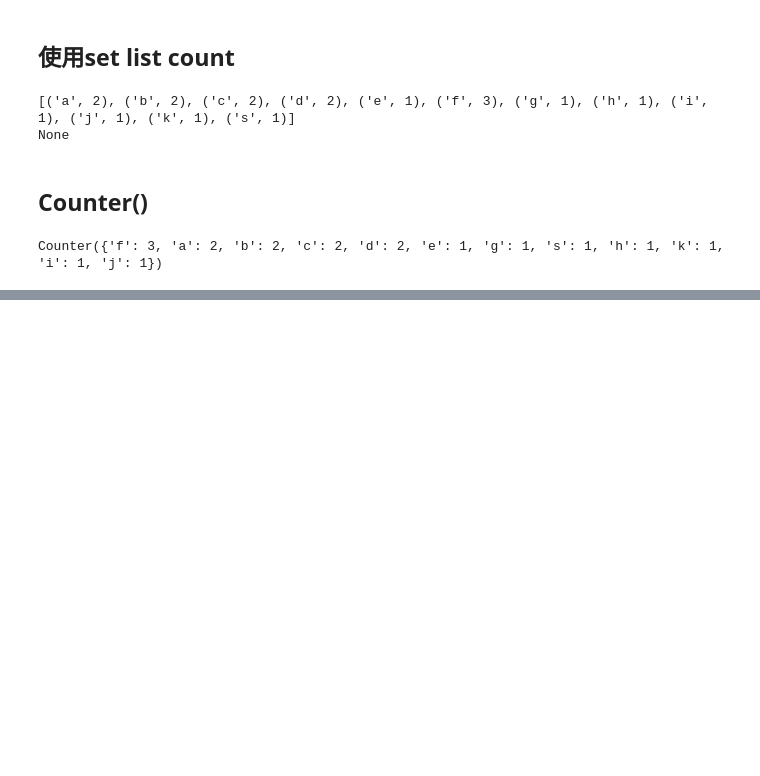
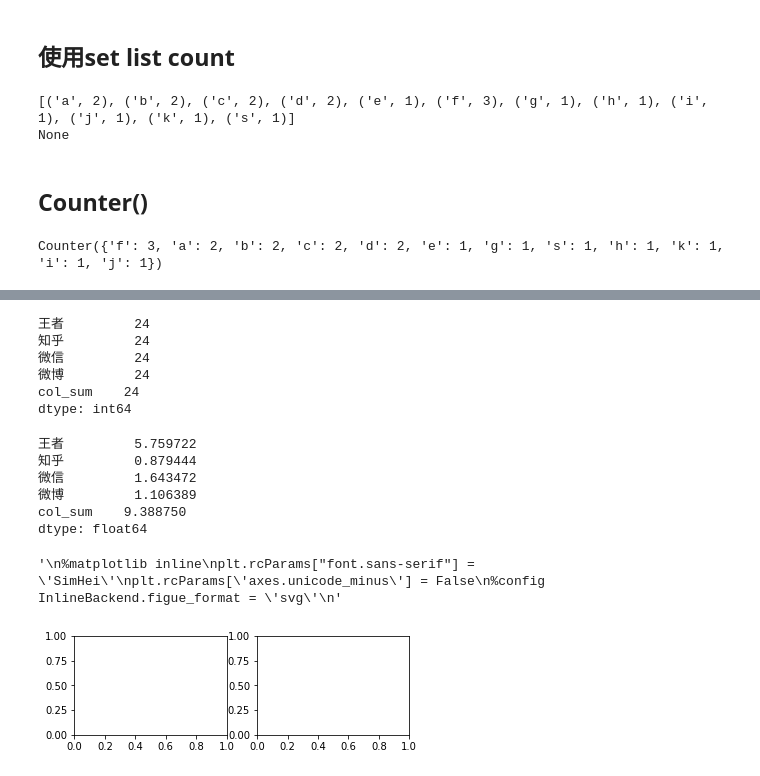
Before and after one commit to ybgm/Python, a Jupyter notebook: Python_practice.ipynb, the cells around one changed output, grey strips where cells are left out. Drawn from its saved outputs; the diff is of its cells as text; code cells hidden in the pictures; blank space fills up the shorter version.

```diff
--- a/Python_practice.ipynb
+++ b/Python_practice.ipynb
@@ -1262,0 +1523,34 @@ Counter({'f': 3, 'a': 2, 'b': 2, 'c': 2, 'd': 2, 'e': 1, 'g': 1, 's': 1, 'h': 1,
+# %%
+dfi3.count()
+# %% [output]
+王者         24
+知乎         24
+微信         24
+微博         24
+col_sum    24
+dtype: int64
+# %%
+dfi3.mean()
+# %% [output]
+王者         5.759722
+知乎         0.879444
+微信         1.643472
+微博         1.106389
+col_sum    9.388750
+dtype: float64
+# %%
+import matplotlib.pyplot as plt
+'''
+%matplotlib inline
+plt.rcParams["font.sans-serif"] = 'SimHei'
+plt.rcParams['axes.unicode_minus'] = False
+%config InlineBackend.figue_format = 'svg'
+'''
+# %% [output]
+'\n%matplotlib inline\nplt.rcParams["font.sans-serif"] = \'SimHei\'\nplt.rcParams[\'axes.unicode_minus\'] = False\n%config InlineBackend.figue_format = \'svg\'\n'
+# %%
+fig = plt.figure()
+ax1 = fig.add_subplot(2,2,1)
+ax2 = fig.add_subplot(2,2,2)
+# %% [output]
+[figure, added]
```
Also changed, not shown: parts of 37 cells of this notebook.
